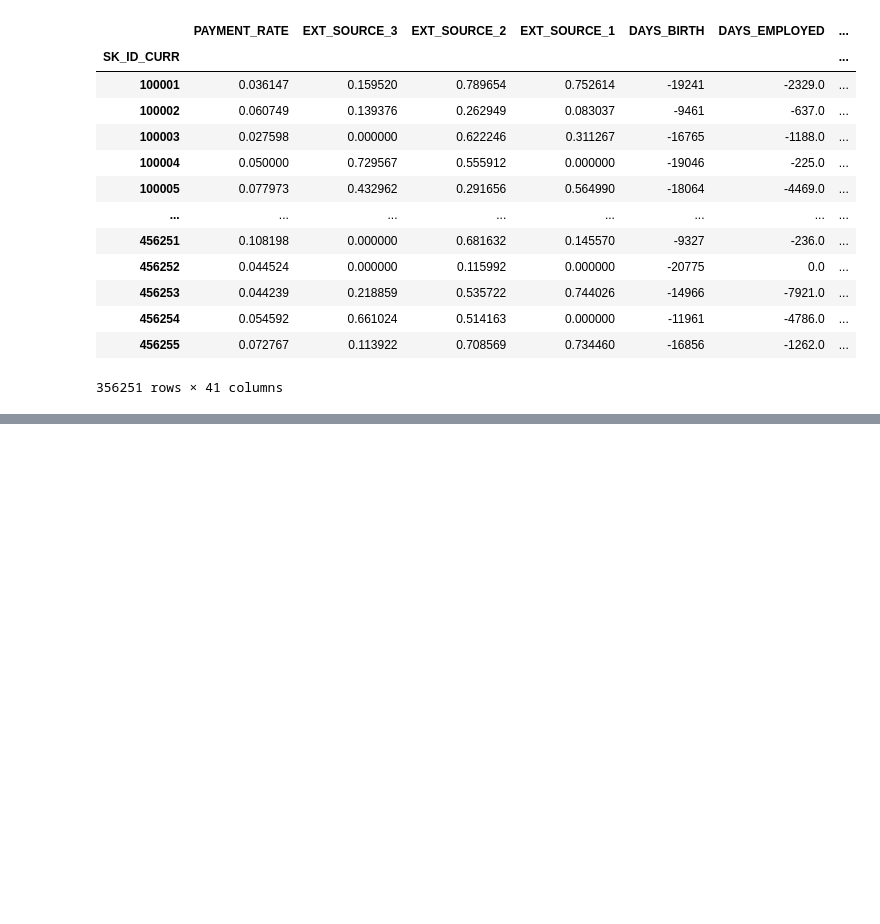
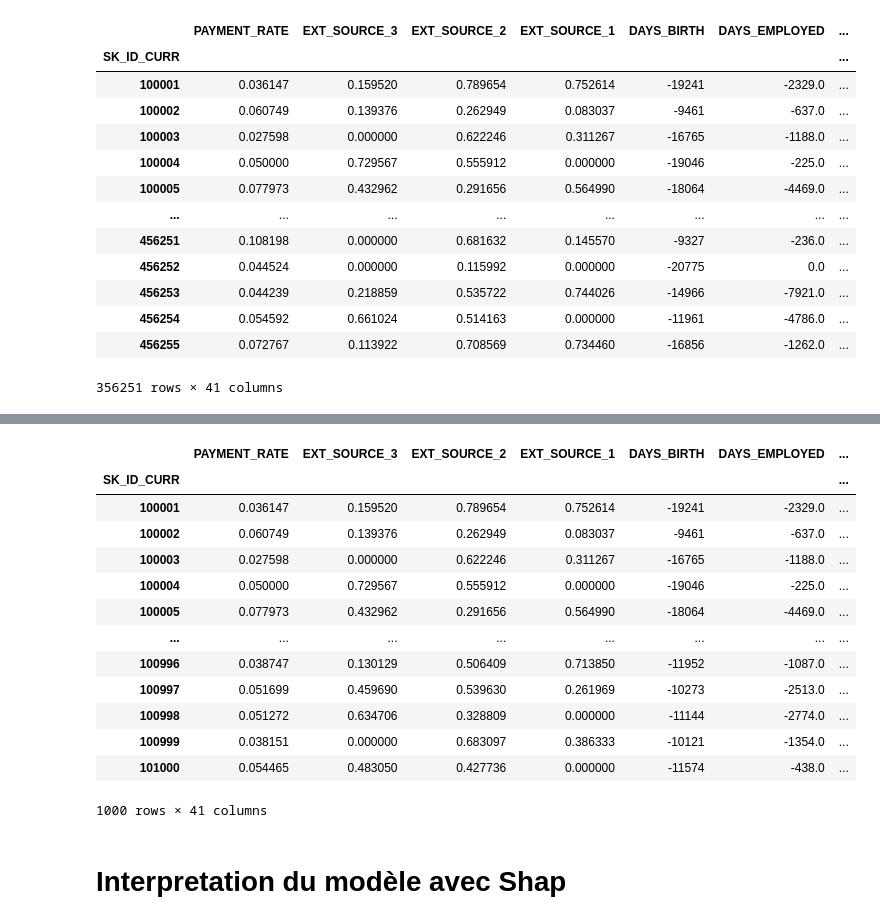
Before and after one commit to theophild/Projet7, a Jupyter notebook: P7_Code.ipynb, the cells around one changed output, grey strips where cells are left out. Cells and saved outputs as stored; diff of their text form; code cells hidden in the pictures; blank space fills up the shorter version.

```diff
--- a/P7_Code.ipynb
+++ b/P7_Code.ipynb
@@ -1488,0 +1282,17 @@ dazd
+# %%
+df_csv.head(1000)
+# %% [output]
+|  | PAYMENT_RATE | EXT_SOURCE_3 | EXT_SOURCE_2 | EXT_SOURCE_1 | DAYS_BIRTH | DAYS_EMPLOYED | ... |
+| SK_ID_CURR |  |  |  |  |  |  | ... |
+| 100001 | 0.036147 | 0.159520 | 0.789654 | 0.752614 | -19241 | -2329.0 | ... |
+| 100002 | 0.060749 | 0.139376 | 0.262949 | 0.083037 | -9461 | -637.0 | ... |
+| 100003 | 0.027598 | 0.000000 | 0.622246 | 0.311267 | -16765 | -1188.0 | ... |
+| 100004 | 0.050000 | 0.729567 | 0.555912 | 0.000000 | -19046 | -225.0 | ... |
+| 100005 | 0.077973 | 0.432962 | 0.291656 | 0.564990 | -18064 | -4469.0 | ... |
+| ... | ... | ... | ... | ... | ... | ... | ... |
+| 100996 | 0.038747 | 0.130129 | 0.506409 | 0.713850 | -11952 | -1087.0 | ... |
+| 100997 | 0.051699 | 0.459690 | 0.539630 | 0.261969 | -10273 | -2513.0 | ... |
+| 100998 | 0.051272 | 0.634706 | 0.328809 | 0.000000 | -11144 | -2774.0 | ... |
+| 100999 | 0.038151 | 0.000000 | 0.683097 | 0.386333 | -10121 | -1354.0 | ... |
+| 101000 | 0.054465 | 0.483050 | 0.427736 | 0.000000 | -11574 | -438.0 | ... |
+1000 rows × 41 columns
@@ -1488,0 +1303,2 @@ dazd
+# %% [markdown]
+# Interpretation du modèle avec Shap
```
Also changed, not shown: parts of 50 cells of this notebook, 1 other file.
